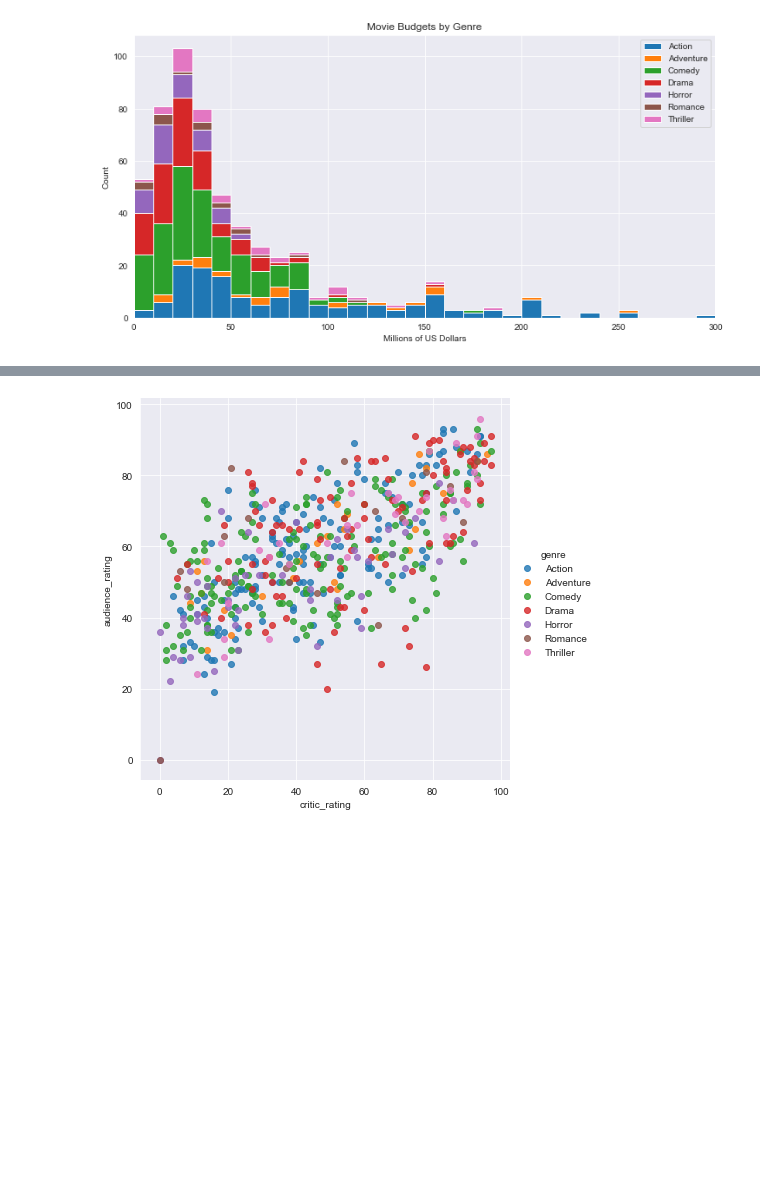
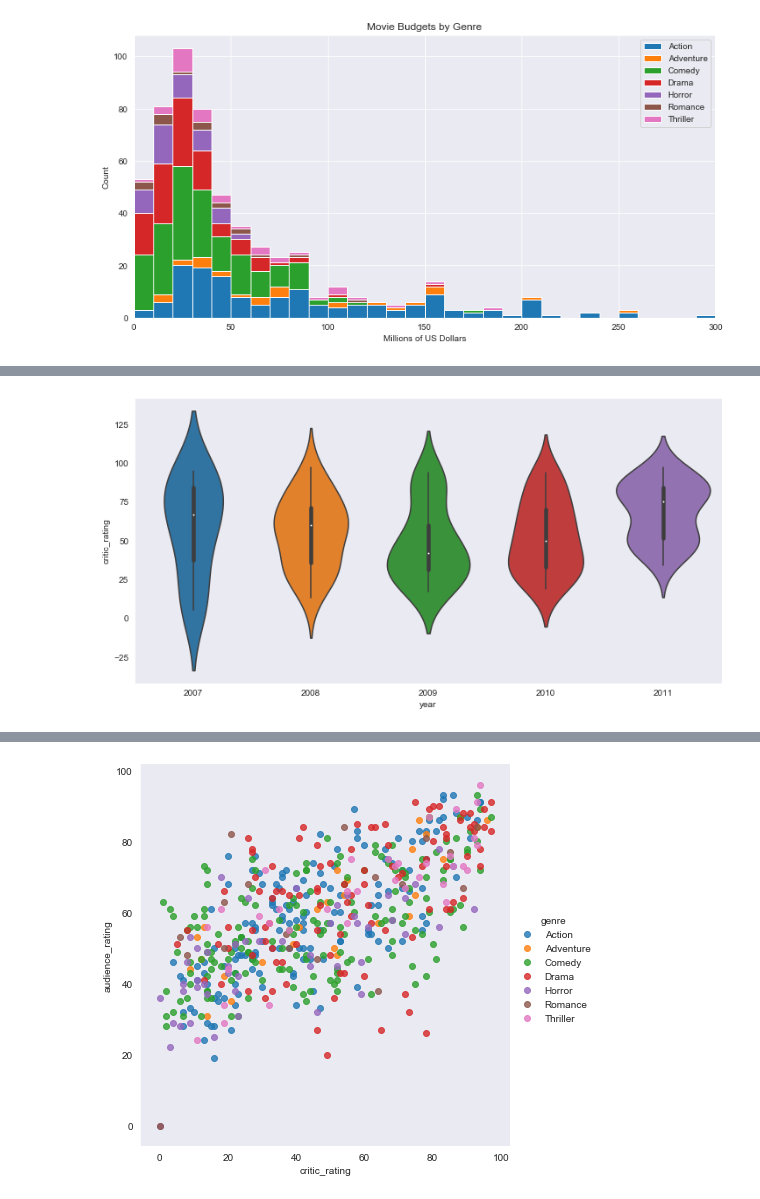
Before and after one commit to faithkane3/numpy_exercises, a Jupyter notebook: dashboard_practice.ipynb, the cells around one changed output, grey strips where cells are left out. Saved outputs shown, nothing was run; the diff lists cells and outputs as text; code cells hidden in the pictures; blank space fills up the shorter version.

```diff
--- a/dashboard_practice.ipynb
+++ b/dashboard_practice.ipynb
@@ -136,0 +161,6 @@ plt.show()
+# %%
+# subset for Drama movies only
+
+w = sns.violinplot(data=df[df.genre == 'Drama'], x='year', y='critic_rating')
+# %% [output]
+[figure, added]
```
Also changed, not shown: parts of 21 cells of this notebook, 6 other files.
